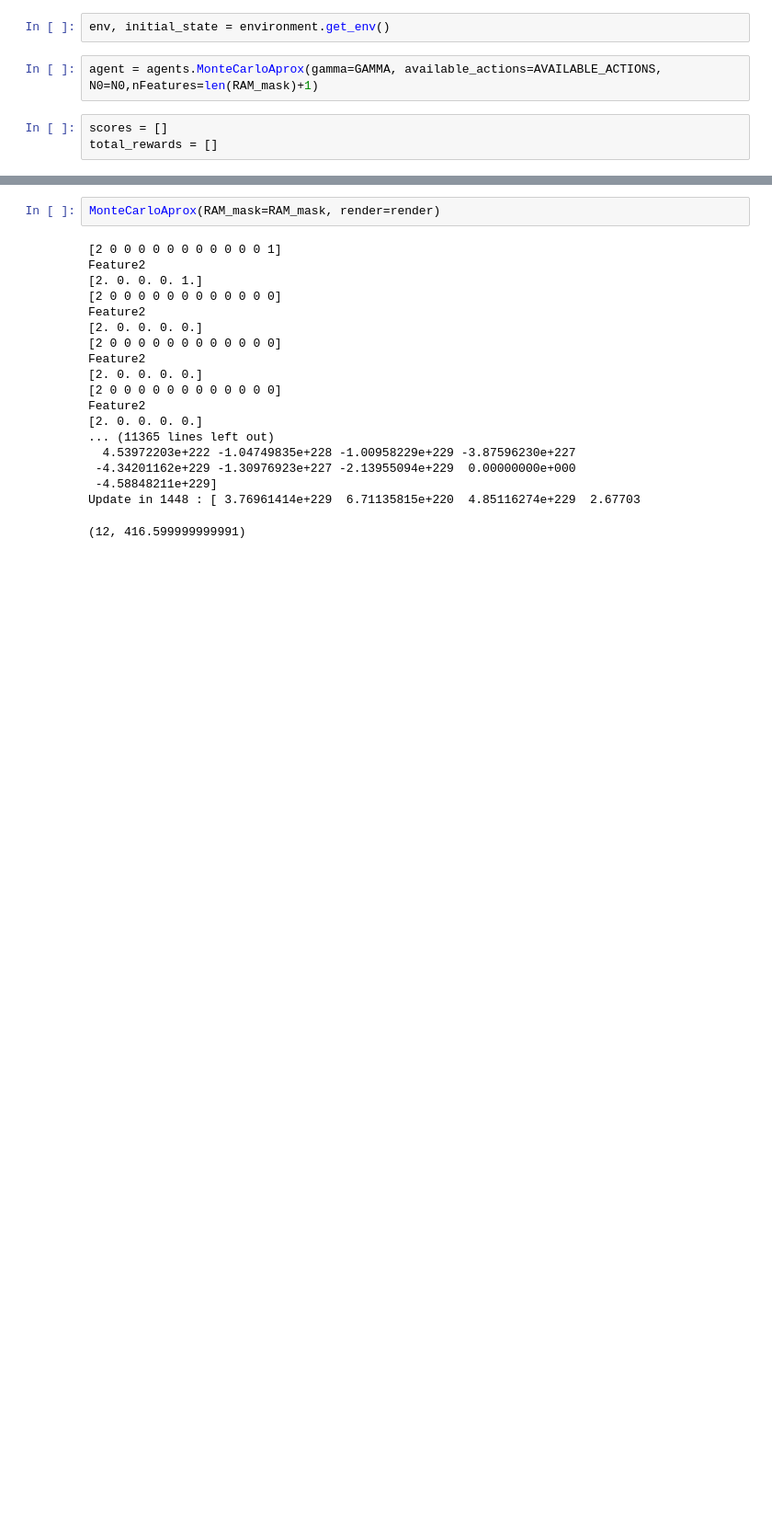
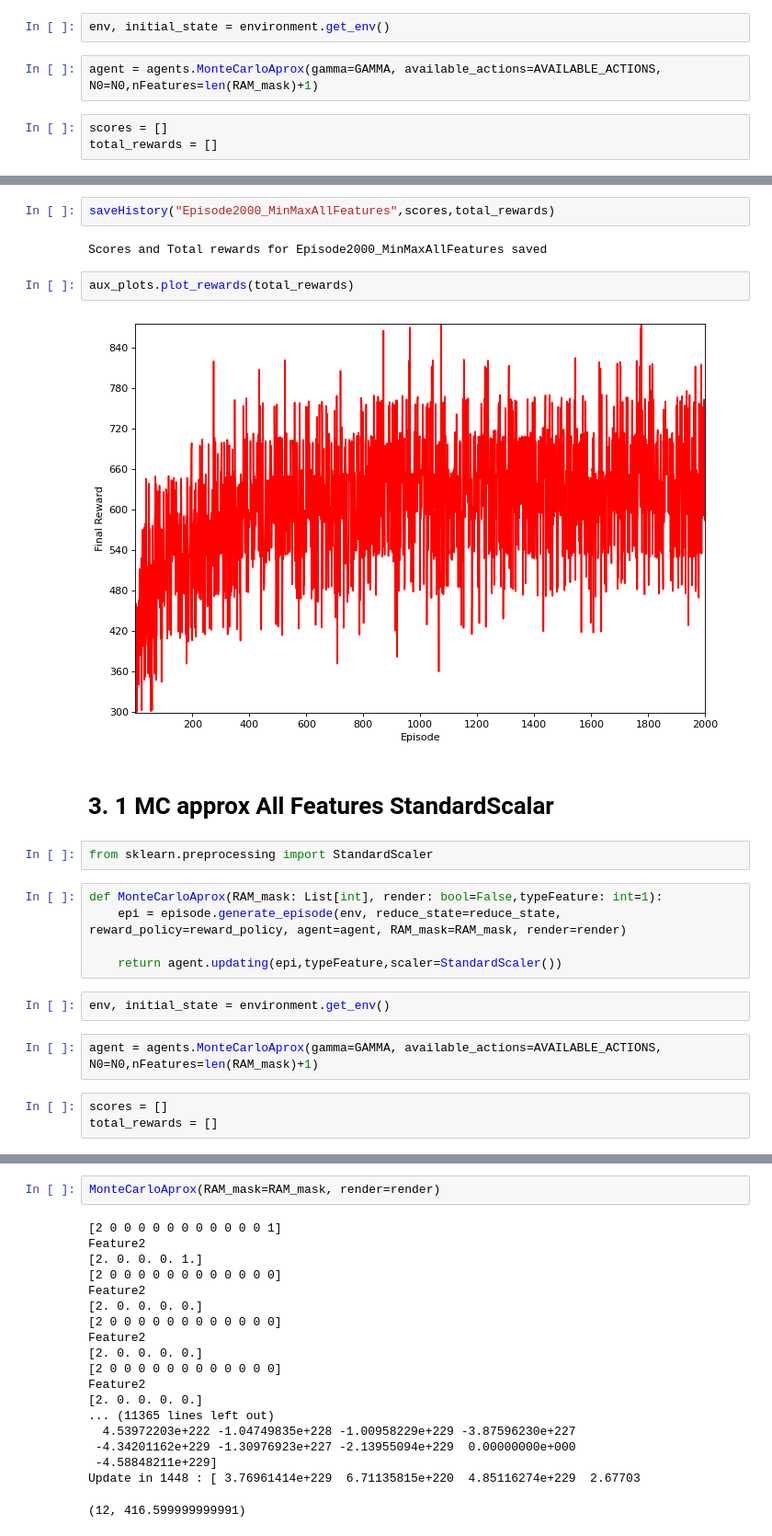
Before and after one commit to DionisiusMayr/FreewayGame, a Jupyter notebook: victor.sot/MonteCarloFunctionAprox.ipynb, the cells around one changed output, grey strips where cells are left out. Shown at 92% size. Drawn from its saved outputs; the diff is of its cells as text; blank space fills up the shorter version.

Commit message:
adding bias 2000 episodes

```diff
--- a/victor.sot/MonteCarloFunctionAprox.ipynb
+++ b/victor.sot/MonteCarloFunctionAprox.ipynb
@@ -289,0 +289,24 @@ aux_plots.plot_scores(scores)
+# %%
+saveHistory("Episode2000_MinMaxAllFeatures",scores,total_rewards)
+# %% [output]
+Scores and Total rewards for Episode2000_MinMaxAllFeatures saved
+# %%
+aux_plots.plot_rewards(total_rewards)
+# %% [output]
+[figure, added]
+# %% [markdown]
+# 3. 1 MC approx All Features StandardScalar
+# %%
+from sklearn.preprocessing import StandardScaler
+# %%
+def MonteCarloAprox(RAM_mask: List[int], render: bool=False,typeFeature: int=1):
+    epi = episode.generate_episode(env, reduce_state=reduce_state, reward_policy=reward_policy, agent=agent, RAM_mask=RAM_mask, render=render)
+
+    return agent.updating(epi,typeFeature,scaler=StandardScaler())
+# %%
+env, initial_state = environment.get_env()
+# %%
+agent = agents.MonteCarloAprox(gamma=GAMMA, available_actions=AVAILABLE_ACTIONS, N0=N0,nFeatures=len(RAM_mask)+1)
+# %%
+scores = []
+total_rewards = []
```
Also changed, not shown: parts of 9 cells of this notebook, 12 other files.
